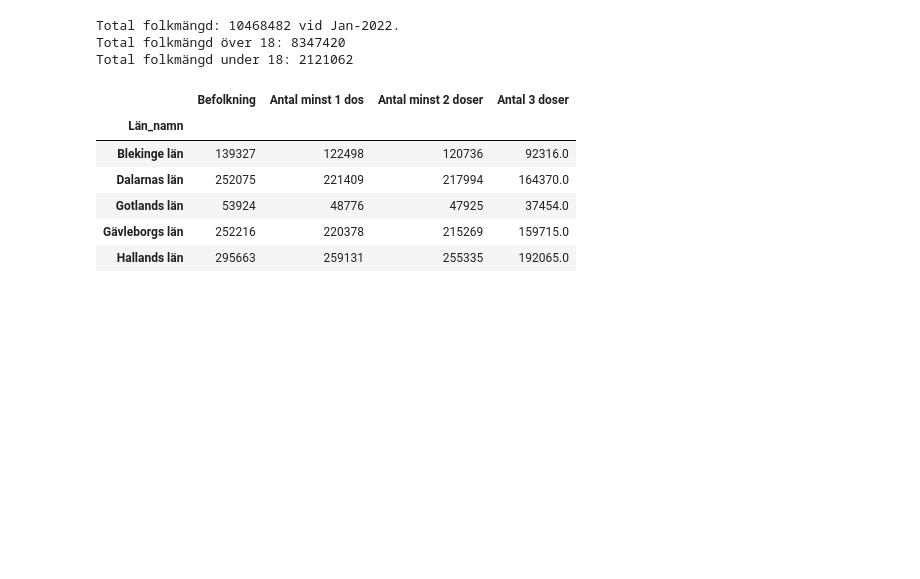
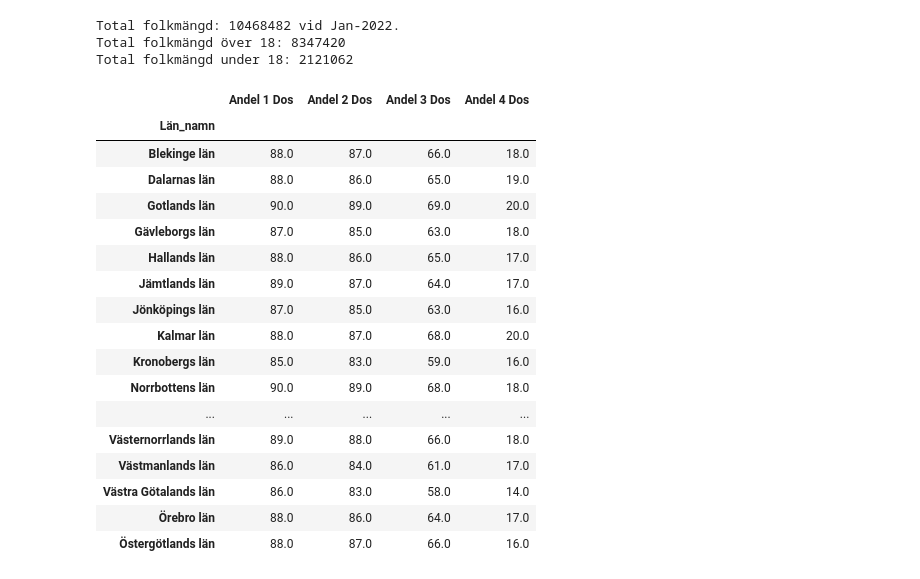
Before and after one commit to smlatic/Databehandling-Edin-Smlatic, a Jupyter notebook: Lab/Lab1-Covid/lab-Covid.ipynb, the cells around one changed output. Saved outputs shown, nothing was run; the diff lists cells and outputs as text; code cells hidden in the pictures; blank space fills up the shorter version.

```diff
--- a/Lab/Lab1-Covid/lab-Covid.ipynb
+++ b/Lab/Lab1-Covid/lab-Covid.ipynb
@@ -203,18 +203,14 @@ px.bar(age_vaccindata, x = "Ålder", y = "Befolkning", title = "Åldersfördelni
 # %%
 # f) Rita stapeldiagram för andel med minst 1 dos per län, andel två doser per län och andel tre doser per län
 
-län_grp = vaccindata.groupby(["Län_namn"])
+
+vaccin_län = vaccindata.groupby(["Län_namn"])[["Befolkning", "Antal minst 1 dos", "Antal minst 2 doser", "Antal 3 doser"]].sum()
 
 
 vaccin_andel_län = vaccindata.groupby(["Län_namn"])[["Befolkning", "Antal minst 1 dos", "Antal minst 2 doser", "Antal 3 doser"]].sum()
-vaccin_andel_län.head()
+vaccin_andel_län["Andel 1 Dos"] = (vaccin_andel_län["Antal minst 1 dos"] / vaccin_andel_län["Befolkning"]).round(2) * 100
+vaccin_andel_län["Andel 2 Dos"] = (vaccin_andel_län["Antal minst 2 doser"] / vaccin_andel_län["Befolkning"]).round(2) * 100
+vaccin_andel_län["Andel 3 Dos"] = (vaccin_andel_län["Antal 3 doser"] / vaccin_andel_län["Befolkning"]).round(2) * 100
 
-# Plotta med plotly express, Bar chart
+vaccin_andel_län.head(),
+px.bar(vaccin_län, barmode='group', labels={'value':'Befolkning', 'Län_namn':'Län', 'variable':'Län'}, title="Befolkning per Län med antal doser tagna")
-# %% [output]
-|  | Befolkning | Antal minst 1 dos | Antal minst 2 doser | Antal 3 doser |
-| Län_namn |  |  |  |  |
-| Blekinge län | 139327 | 122498 | 120736 | 92316.0 |
-| Dalarnas län | 252075 | 221409 | 217994 | 164370.0 |
-| Gotlands län | 53924 | 48776 | 47925 | 37454.0 |
-| Gävleborgs län | 252216 | 220378 | 215269 | 159715.0 |
-| Hallands län | 295663 | 259131 | 255335 | 192065.0 |
@@ -225,0 +217,41 @@ vaccin_andel_län.head()
+# %%
+
+vaxx_plot = vaccin_andel_län.drop(['Antal minst 1 dos', 'Antal minst 2 doser', 'Antal 3 doser', 'Befolkning'], axis = 1)
+px.bar(vaxx_plot, barmode='group', labels={'value':'Procent % ', 'Län_namn':'Län', 'variable':'Antal Doser'}, title="Procentuell vaccinationsgrad" )
+# %%
+# g) Tag Västra Götalands län och Stockholms län och rita diagram över andelen vaccinerade med minst 1 dos, två doser, tre doser och fyra doser.
+
+vaccin_4_doser = vaccindata.groupby(["Län_namn"])[["Befolkning", "Antal minst 1 dos", "Antal minst 2 doser", "Antal 3 doser", "Antal 4 doser"]].sum()
+vaccin_4_doser["Andel 4 Dos"] = (vaccin_4_doser["Antal 4 doser"] / vaccin_4_doser["Befolkning"]).round(2) * 100
+
+vaxx_plot["Andel 4 Dos"] = vaccin_4_doser["Andel 4 Dos"]
+
+
+Filtrera ba stlhm och götaland
+
+
+
+# vaccin_4_doser = vaccindata.groupby(["Län_namn"])[["Befolkning", "Antal minst 1 dos", "Antal minst 2 doser", "Antal 3 doser", "Antal 4 doser"]].sum()
+
+# vaccin_4_doser["Andel 4 Dos"] = (vaccin_4_doser["Antal 4 doser"] / vaccin_4_doser["Befolkning"]).round(2) * 100
+# vaccin_4_doser
+# groub by västra götaland + sthlm + ( andelar)
+# %% [output]
+|  | Andel 1 Dos | Andel 2 Dos | Andel 3 Dos | Andel 4 Dos |
+| Län_namn |  |  |  |  |
+| Blekinge län | 88.0 | 87.0 | 66.0 | 18.0 |
+| Dalarnas län | 88.0 | 86.0 | 65.0 | 19.0 |
+| Gotlands län | 90.0 | 89.0 | 69.0 | 20.0 |
+| Gävleborgs län | 87.0 | 85.0 | 63.0 | 18.0 |
+| Hallands län | 88.0 | 86.0 | 65.0 | 17.0 |
+| Jämtlands län | 89.0 | 87.0 | 64.0 | 17.0 |
+| Jönköpings län | 87.0 | 85.0 | 63.0 | 16.0 |
+| Kalmar län | 88.0 | 87.0 | 68.0 | 20.0 |
+| Kronobergs län | 85.0 | 83.0 | 59.0 | 16.0 |
+| Norrbottens län | 90.0 | 89.0 | 68.0 | 18.0 |
+| ... | ... | ... | ... | ... |
+| Västernorrlands län | 89.0 | 88.0 | 66.0 | 18.0 |
+| Västmanlands län | 86.0 | 84.0 | 61.0 | 17.0 |
+| Västra Götalands län | 86.0 | 83.0 | 58.0 | 14.0 |
+| Örebro län | 88.0 | 86.0 | 64.0 | 17.0 |
+| Östergötlands län | 88.0 | 87.0 | 66.0 | 16.0 |
```
Also changed, not shown: parts of 1 cell of this notebook, 4 other files.
